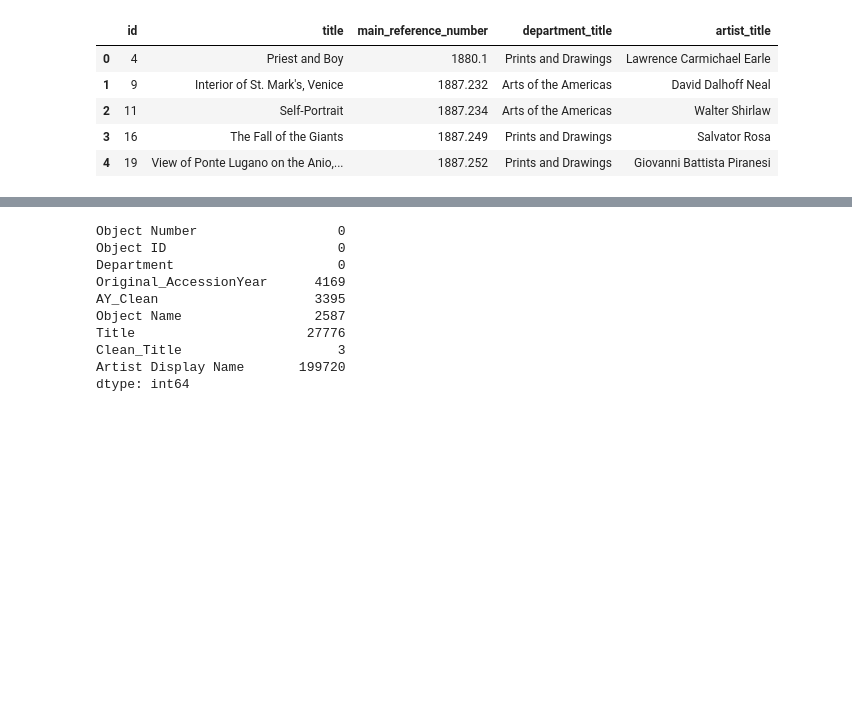
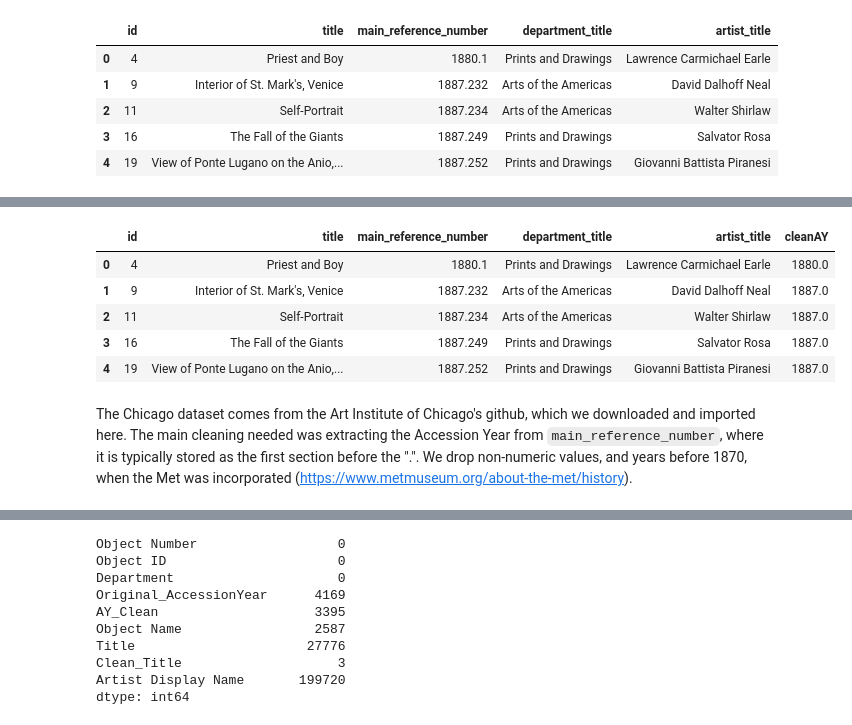
Before and after one commit to livialin1/LECT_IS477, a Jupyter notebook: Data/Data-Cleaning-Record-Linkage.ipynb, the cells around one changed output, grey strips where cells are left out. Saved outputs shown, nothing was run; the diff lists cells and outputs as text; code cells hidden in the pictures; blank space fills up the shorter version.

Commit message:
cleaned chicago dataset

```diff
--- a/Data/Data-Cleaning-Record-Linkage.ipynb
+++ b/Data/Data-Cleaning-Record-Linkage.ipynb
@@ -46,3 +30,17 @@ Chicago[Chicago["main_reference_number"].str.split(".", expand = True)[0].str.is
+# %%
+Chicago["cleanAY"] = pd.to_numeric(Chicago["main_reference_number"].str.split(".", expand = True)[0], errors = "coerce")
+Chicago["cleanAY"] = np.where(Chicago["cleanAY"] < 1870, None, Chicago["cleanAY"])
+Chicago = Chicago.astype({"cleanAY": "float64"})
+Chicago.head(5)
+# %% [output]
+|  | id | title | main_reference_number | department_title | artist_title | cleanAY |
+| 0 | 4 | Priest and Boy | 1880.1 | Prints and Drawings | Lawrence Carmichael Earle | 1880.0 |
+| 1 | 9 | Interior of St. Mark's, Venice | 1887.232 | Arts of the Americas | David Dalhoff Neal | 1887.0 |
+| 2 | 11 | Self-Portrait | 1887.234 | Arts of the Americas | Walter Shirlaw | 1887.0 |
+| 3 | 16 | The Fall of the Giants | 1887.249 | Prints and Drawings | Salvator Rosa | 1887.0 |
+| 4 | 19 | View of Ponte Lugano on the Anio,... | 1887.252 | Prints and Drawings | Giovanni Battista Piranesi | 1887.0 |
+# %% [markdown]
+The Chicago dataset comes from the Art Institute of Chicago's github, which we downloaded and imported here. The main cleaning needed was extracting the Accession Year from `main_reference_number`, where it is typically stored as the first section before the ".". We drop non-numeric values, and years before 1870, when the Met was incorporated (https://www.metmuseum.org/about-the-met/history).
 # %%
 # Import The Met's dataset from their github
 Met = pd.read_csv("Cleaned-Met-Objects.csv", keep_default_na = False, na_values = [""])
```
Also changed, not shown: parts of 1 cell of this notebook.
